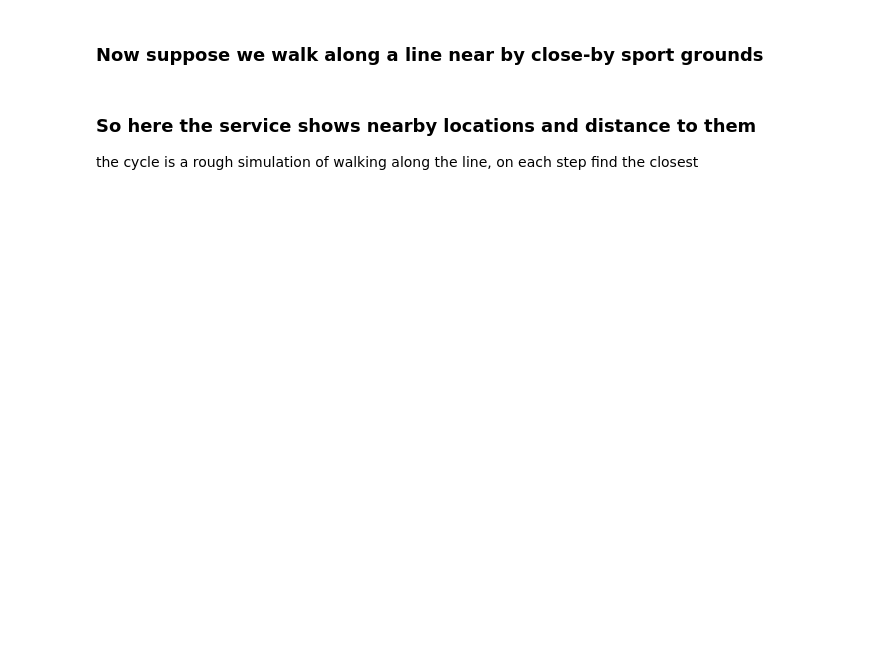
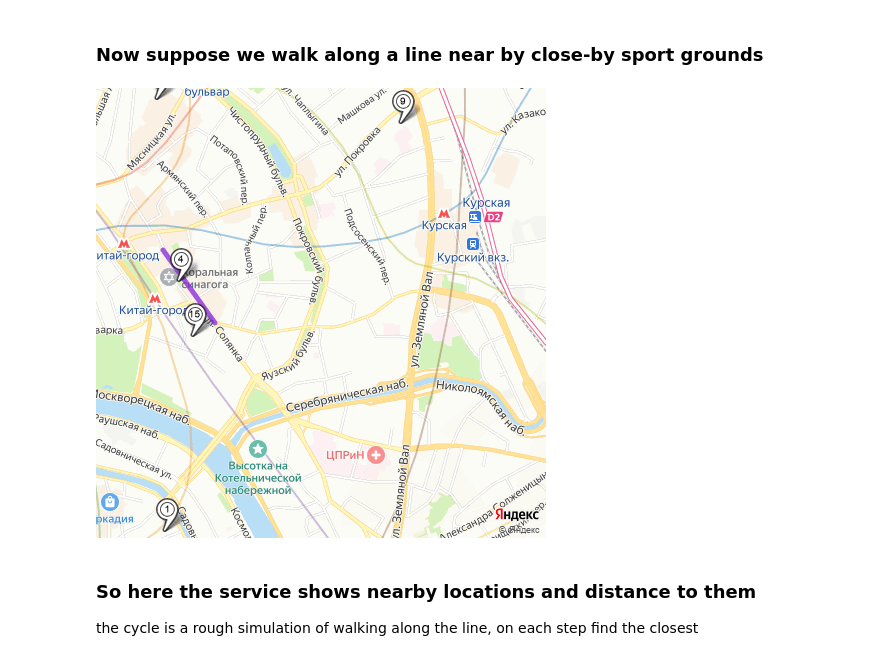
Before and after one commit to kobks/VKR, a Jupyter notebook: VKR_code.ipynb, the cells around one changed output. Drawn from its saved outputs; the diff is of its cells as text; code cells hidden in the pictures; blank space fills up the shorter version.

```diff
--- a/VKR_code.ipynb
+++ b/VKR_code.ipynb
@@ -1730,7 +1928,7 @@ HSE_lat = 55.75362365163729
 # %%
 req_str = f"https://search-maps.yandex.ru/v1/?"\
   "text=Спортивная площадка&"\
-  f"ll={test_long},{test_lat}&"\
+  f"ll={HSE_long},{HSE_lat}&"\
   "spn=0.552069,0.550552&"\
   "type=biz&"\
   "results=15&"\
@@ -1756,10 +1956,12 @@ lat_end = 55.75671621603898
 # %%
 
 points = get_all_coordinates(x)
 
-map = requests.get(f"""https://static-maps.yandex.ru/1.x/?ll={test_long},{test_lat}&size=450,450&z=14&l=map&pt={points_create(points)}"""\
+map = requests.get(f"""https://static-maps.yandex.ru/1.x/?ll={HSE_long},{HSE_lat}&size=450,450&z=14&l=map&pt={points_create(points)}"""\
                    f"&pl={long_start},{lat_start},{long_end},{lat_end}")
 display(Image(map.content))
+# %% [output]
+[figure, added]
 # %% [markdown]
 ### So here the service shows nearby locations and distance to them
 
```
Also changed, not shown: parts of 74 cells of this notebook.
